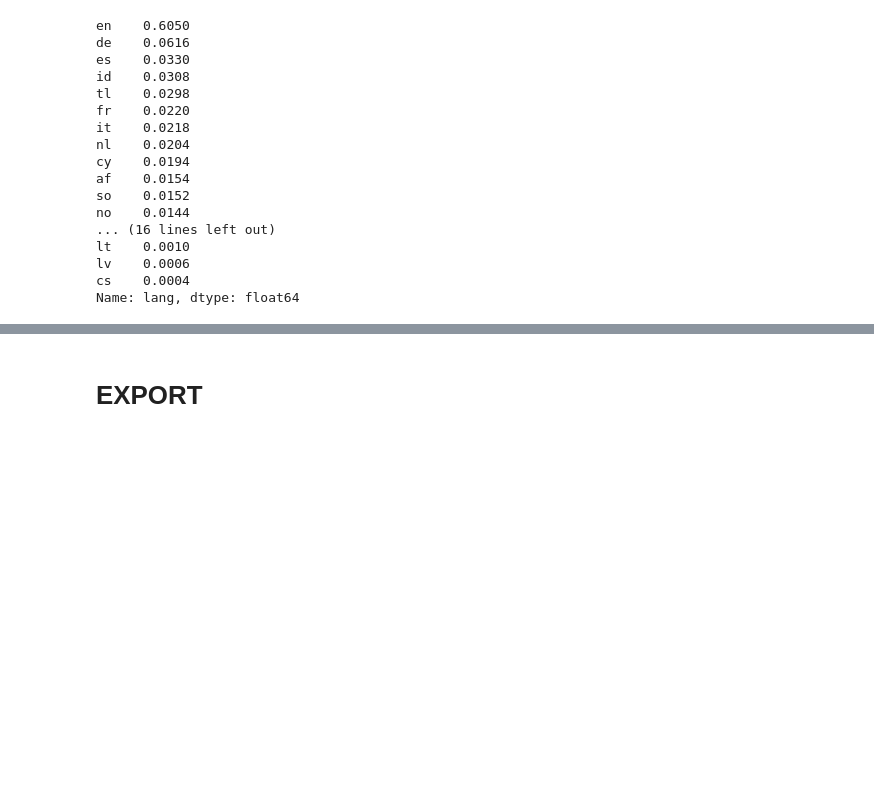
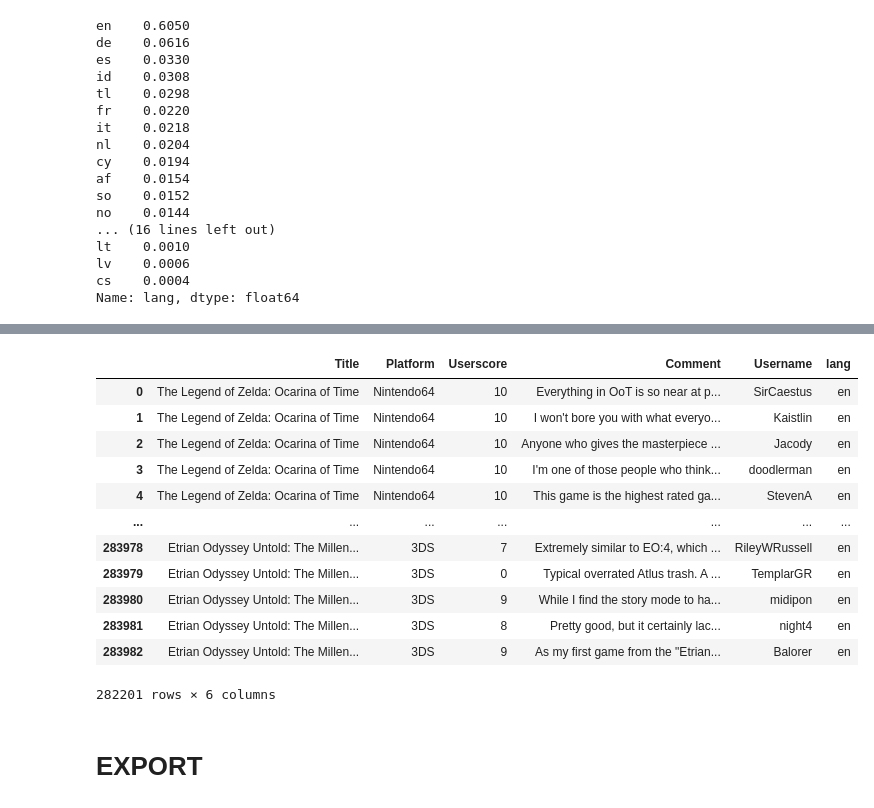
Before and after one commit to vivyhasadream/Game_Recommender_System_W_Sentimental_Analyzer, a Jupyter notebook: 1_DataCleaning_metacritic.ipynb, the cells around one changed output, grey strips where cells are left out. Drawn from its saved outputs; the diff is of its cells as text; code cells hidden in the pictures; blank space fills up the shorter version.

```diff
--- a/1_DataCleaning_metacritic.ipynb
+++ b/1_DataCleaning_metacritic.ipynb
@@ -213,0 +216,16 @@ print(f'this function took {end-start} seconds.')
+# %%
+df_comments
+# %% [output]
+|  | Title | Platform | Userscore | Comment | Username | lang |
+| 0 | The Legend of Zelda: Ocarina of Time | Nintendo64 | 10 | Everything in OoT is so near at p... | SirCaestus | en |
+| 1 | The Legend of Zelda: Ocarina of Time | Nintendo64 | 10 | I won't bore you with what everyo... | Kaistlin | en |
+| 2 | The Legend of Zelda: Ocarina of Time | Nintendo64 | 10 | Anyone who gives the masterpiece ... | Jacody | en |
+| 3 | The Legend of Zelda: Ocarina of Time | Nintendo64 | 10 | I'm one of those people who think... | doodlerman | en |
+| 4 | The Legend of Zelda: Ocarina of Time | Nintendo64 | 10 | This game is the highest rated ga... | StevenA | en |
+| ... | ... | ... | ... | ... | ... | ... |
+| 283978 | Etrian Odyssey Untold: The Millen... | 3DS | 7 | Extremely similar to EO:4, which ... | RileyWRussell | en |
+| 283979 | Etrian Odyssey Untold: The Millen... | 3DS | 0 | Typical overrated Atlus trash. A ... | TemplarGR | en |
+| 283980 | Etrian Odyssey Untold: The Millen... | 3DS | 9 | While I find the story mode to ha... | midipon | en |
+| 283981 | Etrian Odyssey Untold: The Millen... | 3DS | 8 | Pretty good, but it certainly lac... | night4 | en |
+| 283982 | Etrian Odyssey Untold: The Millen... | 3DS | 9 | As my first game from the "Etrian... | Balorer | en |
+282201 rows × 6 columns
```
Also changed, not shown: parts of 10 cells of this notebook, 2 other files.
